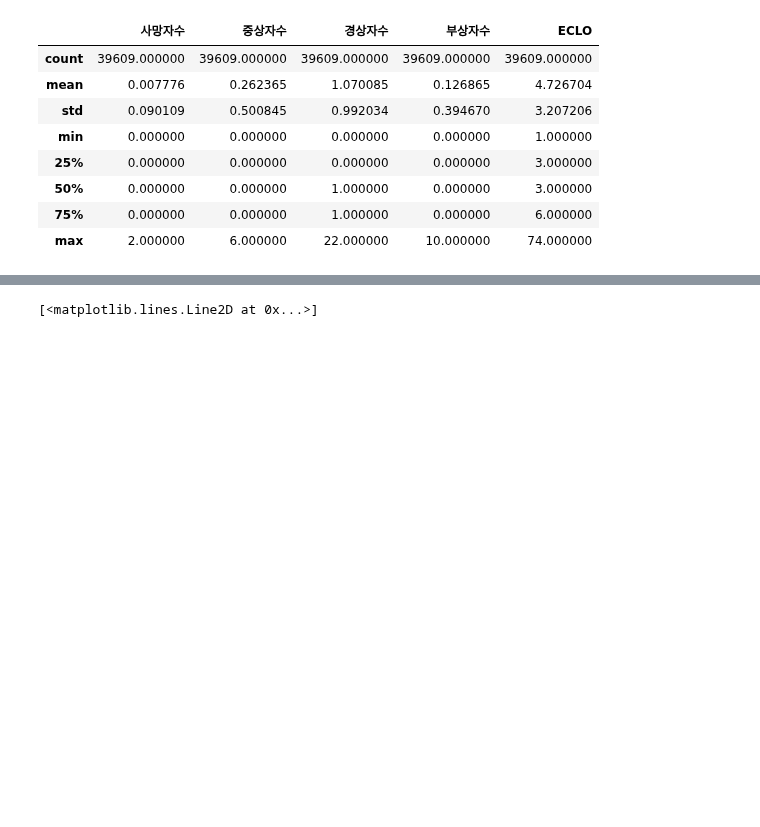
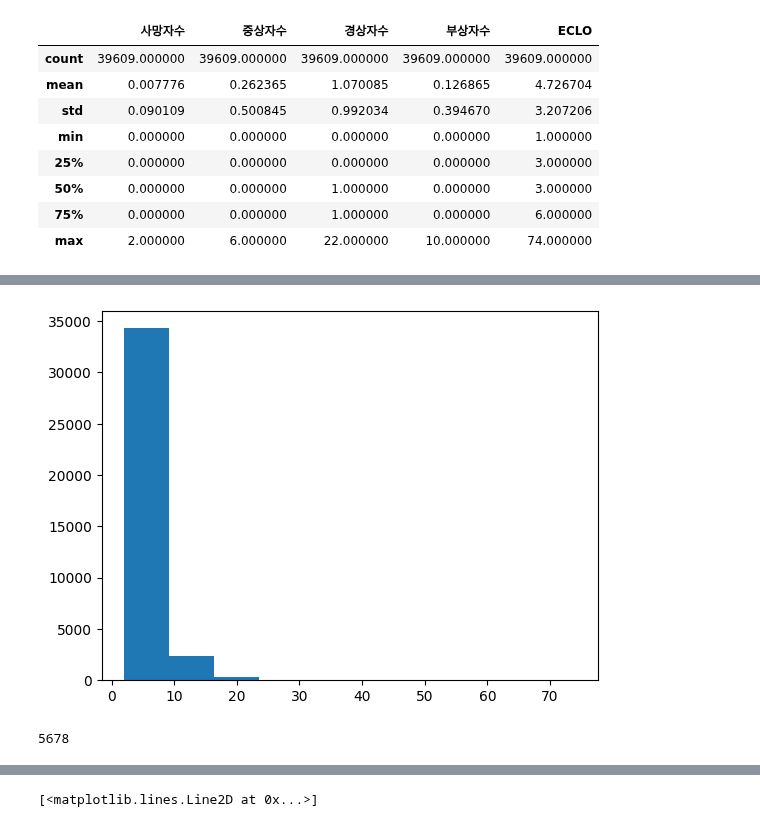
Before and after one commit to tgwon/ai4ml, a Jupyter notebook: project/EDA.ipynb, the cells around one changed output, grey strips where cells are left out. Cells and saved outputs as stored; diff of their text form; code cells hidden in the pictures; blank space fills up the shorter version.

```diff
--- a/project/EDA.ipynb
+++ b/project/EDA.ipynb
@@ -63,0 +96,9 @@ train_org.describe()
+# %%
+plt.hist(train_org[train_org.ECLO>1].ECLO)
+plt.show()
+# %% [output]
+[figure, added]
+# %%
+len(train_org[train_org.ECLO>6].ECLO)
+# %% [output]
+5678
```
Also changed, not shown: parts of 28 cells of this notebook.
